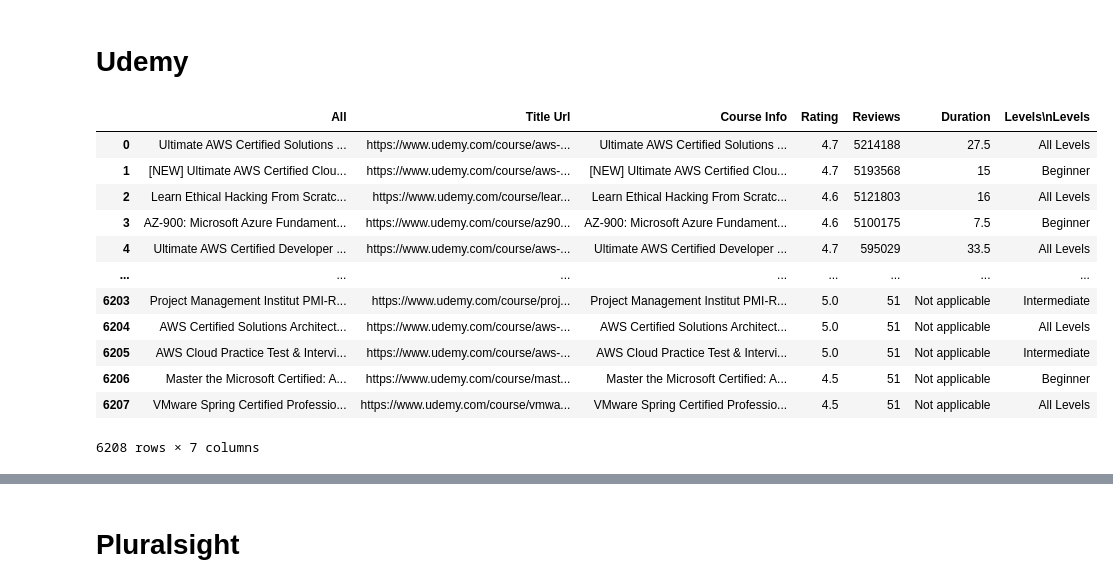
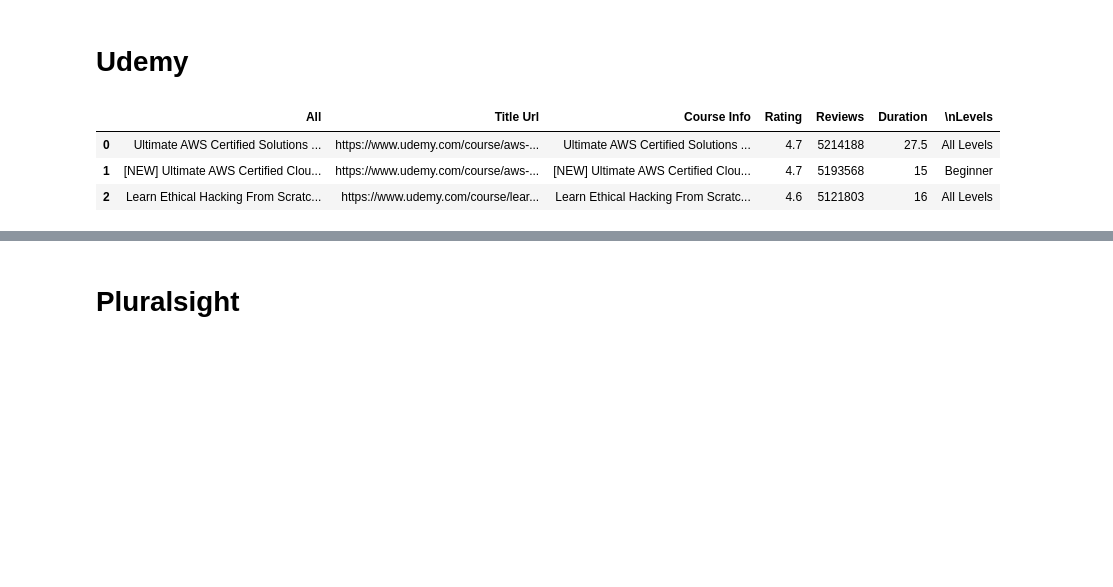
Before and after one commit to Xjkslhstxn/BT4222, a Jupyter notebook: preprocessCourseData.ipynb, the cells around one changed output, grey strips where cells are left out. Cells and saved outputs as stored; diff of their text form; code cells hidden in the pictures; blank space fills up the shorter version.

```diff
--- a/preprocessCourseData.ipynb
+++ b/preprocessCourseData.ipynb
@@ -10,21 +10,12 @@ Coursera_df = pd.read_csv('Data/Course Data/CourseraDataset_Clean.csv')
 # %% [markdown]
 # Udemy
 # %%
-Udemy_df
+Udemy_df.head(3)
 # %% [output]
-|  | All | Title Url | Course Info | Rating | Reviews | Duration | Levels\nLevels |
+|  | All | Title Url | Course Info | Rating | Reviews | Duration | \nLevels |
 | 0 | Ultimate AWS Certified Solutions ... | https://www.udemy.com/course/aws-... | Ultimate AWS Certified Solutions ... | 4.7 | 5214188 | 27.5 | All Levels |
 | 1 | [NEW] Ultimate AWS Certified Clou... | https://www.udemy.com/course/aws-... | [NEW] Ultimate AWS Certified Clou... | 4.7 | 5193568 | 15 | Beginner |
 | 2 | Learn Ethical Hacking From Scratc... | https://www.udemy.com/course/lear... | Learn Ethical Hacking From Scratc... | 4.6 | 5121803 | 16 | All Levels |
-| 3 | AZ-900: Microsoft Azure Fundament... | https://www.udemy.com/course/az90... | AZ-900: Microsoft Azure Fundament... | 4.6 | 5100175 | 7.5 | Beginner |
-| 4 | Ultimate AWS Certified Developer ... | https://www.udemy.com/course/aws-... | Ultimate AWS Certified Developer ... | 4.7 | 595029 | 33.5 | All Levels |
-| ... | ... | ... | ... | ... | ... | ... | ... |
-| 6203 | Project Management Institut PMI-R... | https://www.udemy.com/course/proj... | Project Management Institut PMI-R... | 5.0 | 51 | Not applicable | Intermediate |
-| 6204 | AWS Certified Solutions Architect... | https://www.udemy.com/course/aws-... | AWS Certified Solutions Architect... | 5.0 | 51 | Not applicable | All Levels |
-| 6205 | AWS Cloud Practice Test & Intervi... | https://www.udemy.com/course/aws-... | AWS Cloud Practice Test & Intervi... | 5.0 | 51 | Not applicable | Intermediate |
-| 6206 | Master the Microsoft Certified: A... | https://www.udemy.com/course/mast... | Master the Microsoft Certified: A... | 4.5 | 51 | Not applicable | Beginner |
-| 6207 | VMware Spring Certified Professio... | https://www.udemy.com/course/vmwa... | VMware Spring Certified Professio... | 4.5 | 51 | Not applicable | All Levels |
-6208 rows × 7 columns
 # %%
 # Keep Course Info, Rating, Duration, and Levels
 Udemy_df = Udemy_df.drop(['All', 'Title Url'], axis=1)
```
Also changed, not shown: parts of 39 cells of this notebook, 8 other files.
